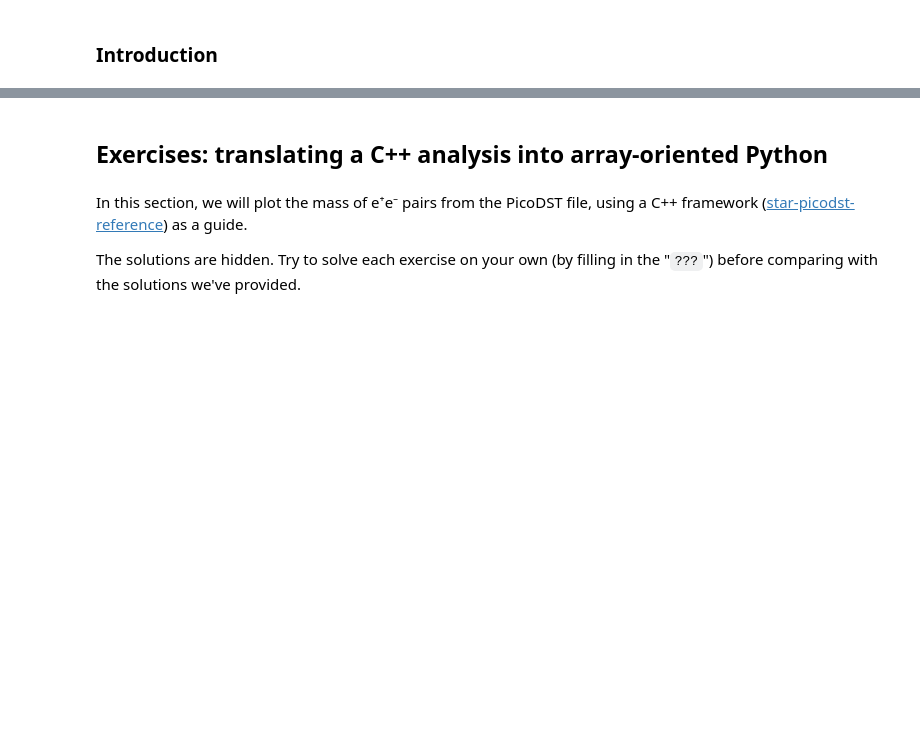
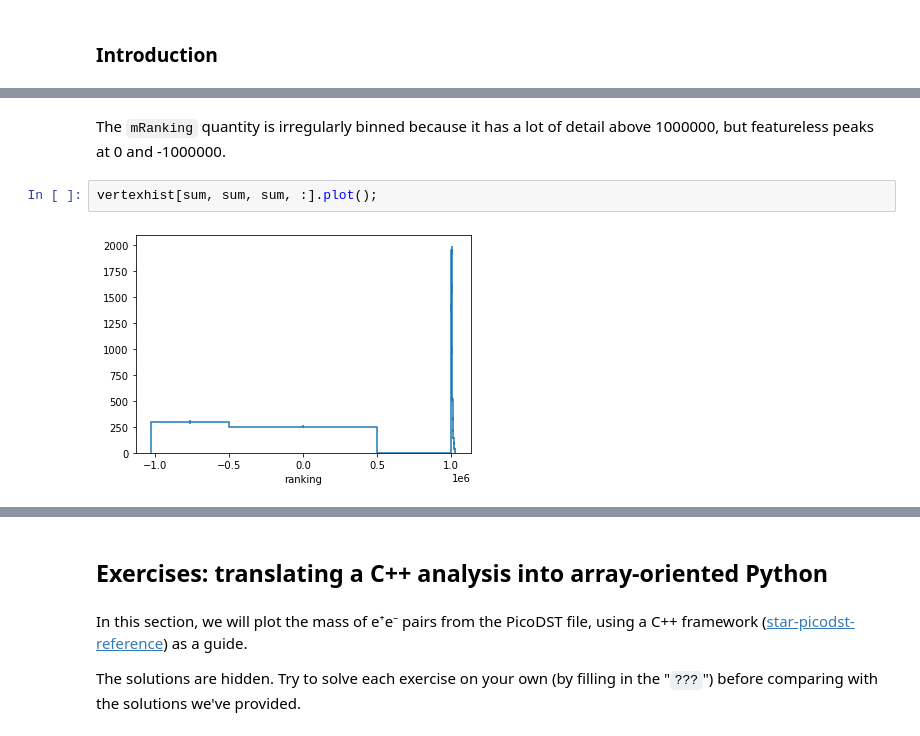
Before and after one commit to jpivarski-talks/2021-09-13-star-uproot-awkward-tutorial, a Jupyter notebook: tutorial.ipynb, the cells around one changed output, grey strips where cells are left out. Drawn from its saved outputs; the diff is of its cells as text; blank space fills up the shorter version.

```diff
--- a/tutorial.ipynb
+++ b/tutorial.ipynb
@@ -865,0 +1005,6 @@ for arrays in picodst.iterate(filter_name="*mGMomentum[XYZ]", step_size=100):
+# %% [markdown]
+The `mRanking` quantity is irregularly binned because it has a lot of detail above 1000000, but featureless peaks at 0 and -1000000.
+# %%
+vertexhist[sum, sum, sum, :].plot();
+# %% [output]
+[figure, added]
```
Also changed, not shown: parts of 50 cells of this notebook, 3 other files.
